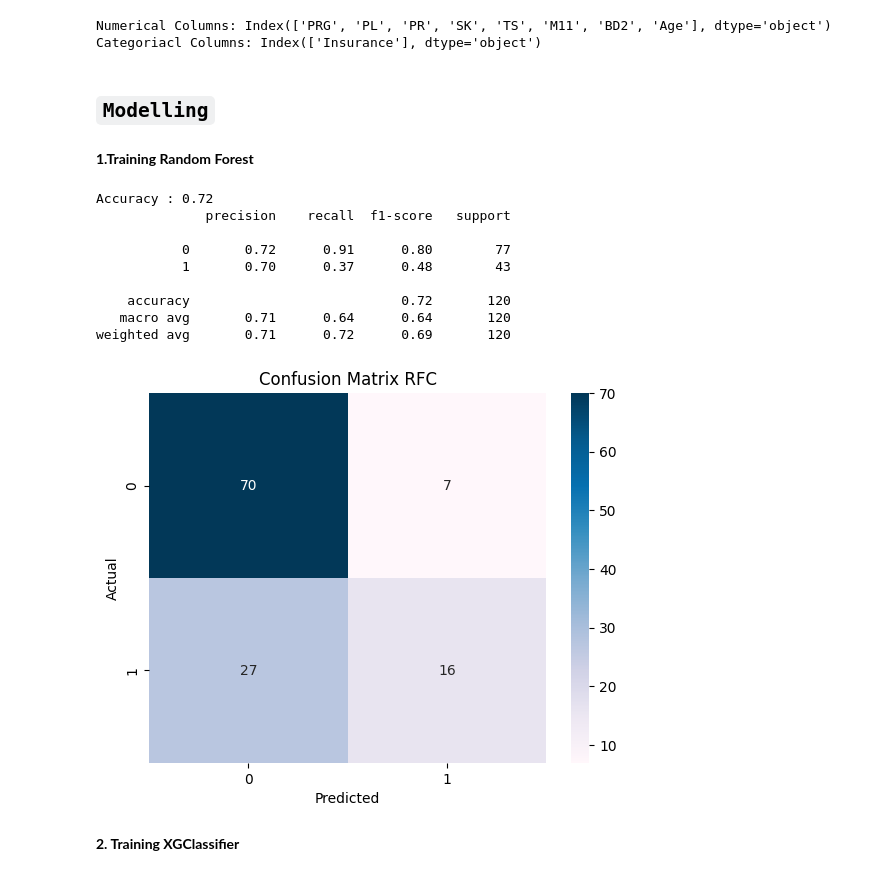
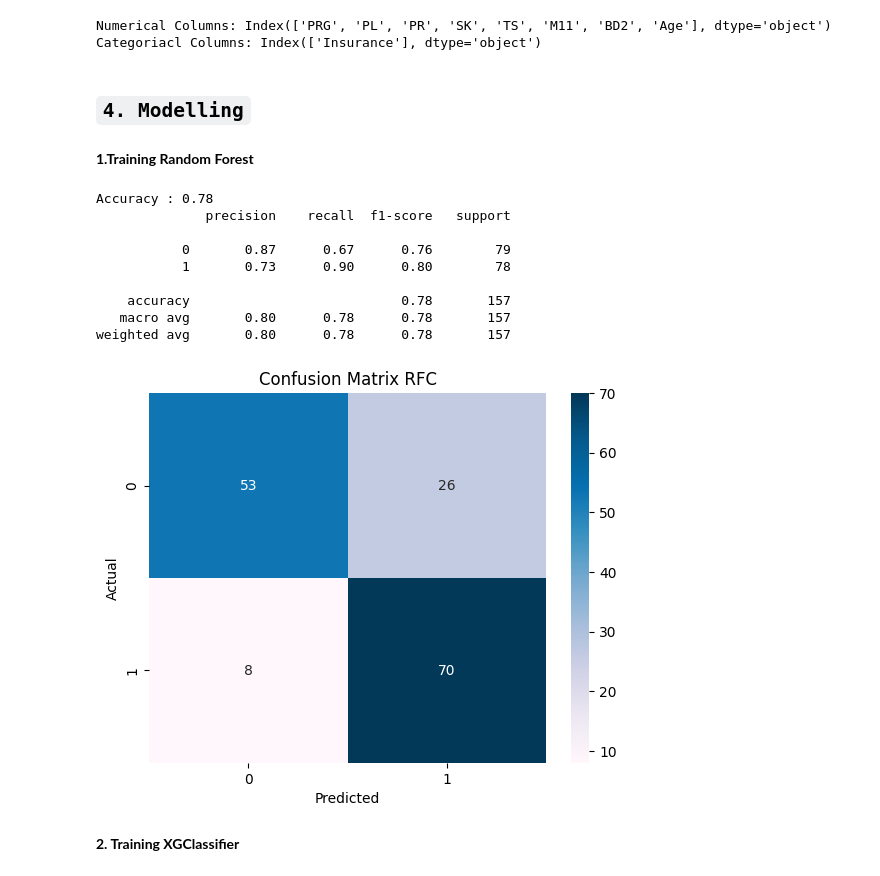
Before and after one commit to murithidenisgitobu/Sepsis-Predictor, a Jupyter notebook: Notebook.ipynb, the cells around one changed output. Drawn from its saved outputs; the diff is of its cells as text; code cells hidden in the pictures.

Commit message:
Trained Models on a balanced dataset, Model Evaluation now halfway Next - Hyperparameter tuning

```diff
--- a/Notebook.ipynb
+++ b/Notebook.ipynb
@@ -475,0 +493,6 @@ X.head()
+# %%
+# apply SMOTE to the training data (oversampling)
+
+smote = SMOTE(random_state=42, k_neighbors=5, sampling_strategy='auto')
+
+X_resampled, y_resampled = smote.fit_resample(X, y)
@@ -476,12 +506,15 @@ X.head()
+# %%
+# Return to the original state for passing through the pipeline
+X_resampled['Insurance'] = X_resampled['Insurance'].replace({0: 'No', 1: 'Yes'})
 # %%
 # Train Test Split
-X_train, X_test, y_train, y_test = train_test_split(X, y, test_size=0.2, random_state=42)
+X_train, X_test, y_train, y_test = train_test_split(X_resampled, y_resampled, test_size=0.2, random_state=42)
 # %%
 # Define numerical columns
-numerical_columns = X.select_dtypes(exclude='object').columns
+numerical_columns = X_resampled.select_dtypes(exclude='object').columns
 
 # Define categorical columns
-categorical_columns = X.select_dtypes(include='object').columns
+categorical_columns = X_resampled.select_dtypes(include='object').columns
 
 print(f'Numerical Columns: {numerical_columns}')
 print(f'Categoriacl Columns: {categorical_columns}')
@@ -515,46 +548,47 @@ preprocessor = ColumnTransformer(
         ('cat', cat_pipeline, categorical_columns)
     ])
 # %% [markdown]
-## **`Modelling`**
+## **`4. Modelling`**
 # %% [markdown]
 **1.Training Random Forest**
 # %%
 
 # Initiate RandomForestClassifier
 rfc_pipeline = Pipeline(steps=[
     ('preprocessor', preprocessor),
     ('rf_classifier', RandomForestClassifier(max_depth=2, random_state=42))
 ])
 
 # Train rfc pipeline
 rfc_pipeline.fit(X_train, y_train_encoded)
 
 # Predict
 y_pred_rfc = rfc_pipeline.predict(X_test)
 
 # Accuracy
-print(f'Accuracy : {round(accuracy_score(y_test_encoded, y_pred_rfc),2)}')
+rfc_accuracy = round(accuracy_score(y_test_encoded, y_pred_rfc),2)
+print(f'Accuracy : {rfc_accuracy}')
 
 # Classification report
 
 print(classification_report(y_test_encoded, y_pred_rfc))
 
 sns.heatmap(confusion_matrix(y_test_encoded, y_pred_rfc), annot=True, cmap='PuBu')
 plt.xlabel('Predicted')
 plt.ylabel('Actual')
 plt.title('Confusion Matrix RFC')
 plt.show()
 # %% [output]
-Accuracy : 0.72
+Accuracy : 0.78
               precision    recall  f1-score   support
 
-           0       0.72      0.91      0.80        77
-           1       0.70      0.37      0.48        43
+           0       0.87      0.67      0.76        79
+           1       0.73      0.90      0.80        78
 
-    accuracy                           0.72       120
-   macro avg       0.71      0.64      0.64       120
-weighted avg       0.71      0.72      0.69       120
+    accuracy                           0.78       157
+   macro avg       0.80      0.78      0.78       157
+weighted avg       0.80      0.78      0.78       157
-[figure, old version]
+[figure, new version]
 # %% [markdown]
 **2. Training XGClassifier**
 # %%
```
Also changed, not shown: parts of 20 cells of this notebook.
